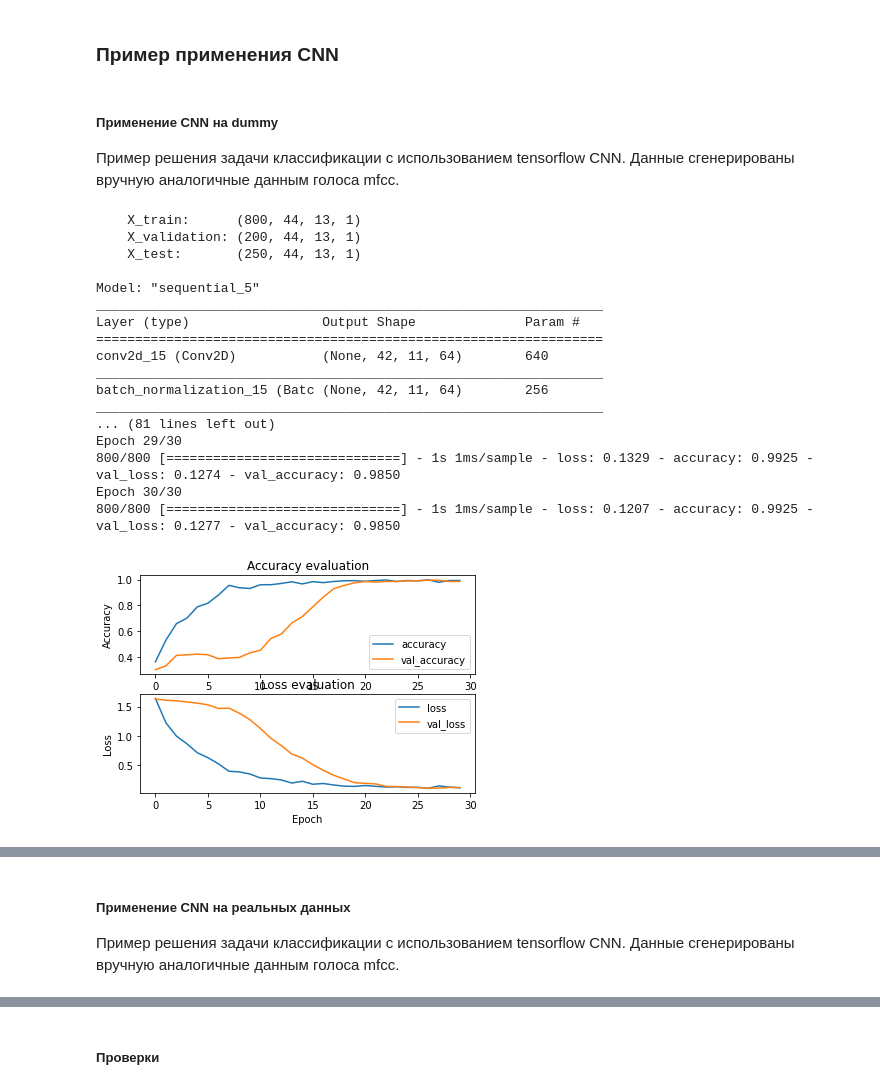
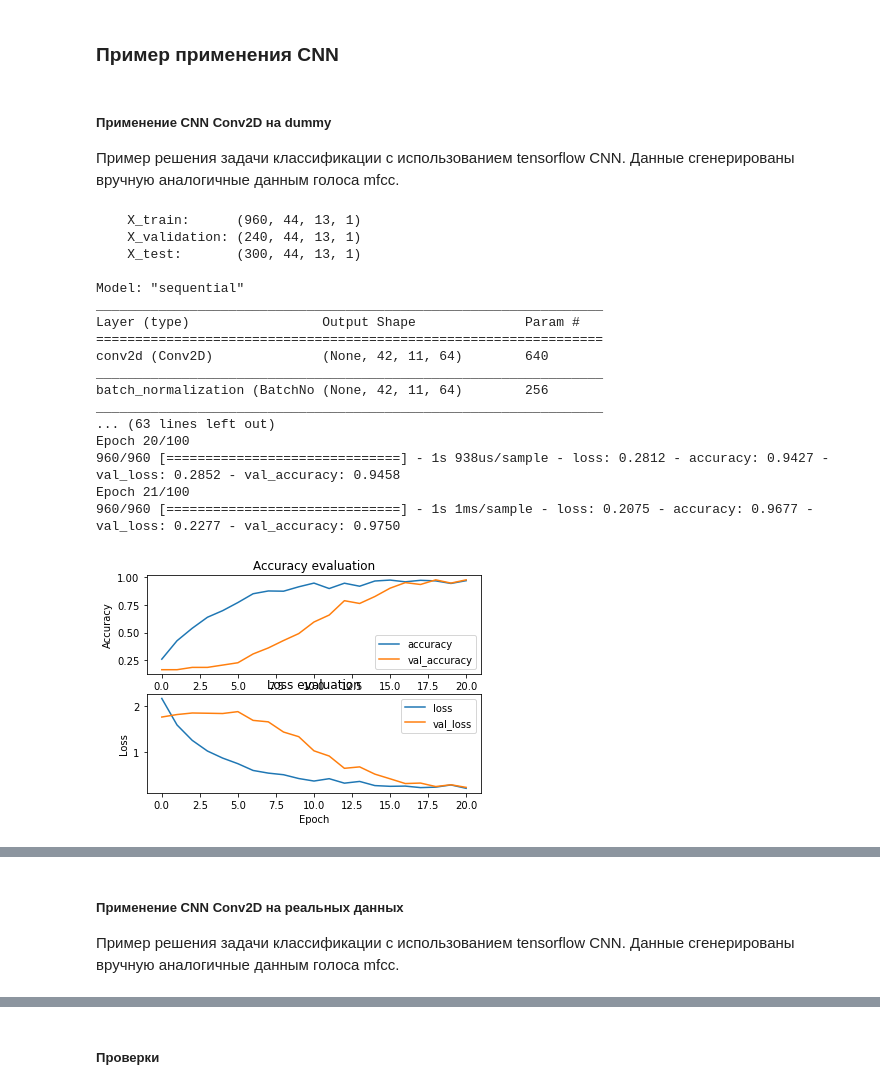
Before and after one commit to balobinp/AudioSignalProcessing, a Jupyter notebook: AudioSignalProcessing.ipynb, the cells around one changed output, grey strips where cells are left out. Cells and saved outputs as stored; diff of their text form; code cells hidden in the pictures.

```diff
--- a/AudioSignalProcessing.ipynb
+++ b/AudioSignalProcessing.ipynb
@@ -378,55 +188,75 @@ def plot_history(history):
+# %%
+# Загрузка данных и подготовка переменных
+
+X_real, y_real, mapping = asp.load_data(output_voice_features_json)
+
+#######################################################################################
+# Define variables here
+#######################################################################################
+
+samples_in_class = 250 # определяется для генерации данных вручную
+classes = len(mapping)
+
+EPOCHS = 100
+BATCH_SIZE = 32
+PATIENCE = 5
+LEARNING_RATE = 0.0001
+
+#######################################################################################
+
+#######################################################################################
 # %% [markdown]
-##### Применение CNN на dummy
+##### Применение CNN Conv2D на dummy
 Пример решения задачи классификации с использованием tensorflow CNN. Данные сгенерированы вручную аналогичные данным голоса mfcc.
 # %%
-# Генерация данных, обучение модели, тестирование и сохранение осученной модели в файл
+# Генерация данных вручную, обучение модели, тестирование и сохранение осученной модели в файл
 
 def main():
 
     # generate dataset
-    X, y = gen_feat(classes=5, samples_in_class=samples_in_class, dim=3)
+    X, y = asp.gen_feat(classes=classes, samples_in_class=samples_in_class, dim=3)
 
     # generate train, validation and test sets
-    X_train, y_train, X_validation, y_validation, X_test, y_test = prepare_dataset(X, y)
+    X_train, y_train, X_validation, y_validation, X_test, y_test = asp.prepare_dataset(X, y)
 
     print(f"""
     X_train: {str(X_train.shape):>21}
     X_validation: {str(X_validation.shape):>15}
     X_test: {str(X_test.shape):>22}\n""")
 
     # create network
     input_shape = (X_train.shape[1], X_train.shape[2], 1) # (segments, coeffisients=13, 1)
-    model = build_model(input_shape, learning_rate=LEARNING_RATE)
+    model = asp.build_model_conv2d(input_shape, classes, learning_rate=LEARNING_RATE)
 
     # train network
-    history = train(model, EPOCHS, BATCH_SIZE, PATIENCE, X_train, y_train, X_validation, y_validation)
+    history = asp.train(model, EPOCHS, BATCH_SIZE, PATIENCE, X_train, y_train, X_validation, y_validation)
 
-    # plot accuracy/loss for training/validation set as a function of the epochs
-    plot_history(history)
+    # plot accuracy / loss for training/validation set as a function of the epochs
+    asp.plot_history(history)
 
     # evaluate network on test set
     test_loss, test_acc = model.evaluate(X_test, y_test)
 
     # save model
     model.save(output_trained_model)
 
 main()
 # %% [output]
-    X_train:      (800, 44, 13, 1)
-    X_validation: (200, 44, 13, 1)
-    X_test:       (250, 44, 13, 1)
+    X_train:      (960, 44, 13, 1)
+    X_validation: (240, 44, 13, 1)
+    X_test:       (300, 44, 13, 1)
 
-Model: "sequential_5"
+Model: "sequential"
 _________________________________________________________________
 Layer (type)                 Output Shape              Param #
 =================================================================
-conv2d_15 (Conv2D)           (None, 42, 11, 64)        640
+conv2d (Conv2D)              (None, 42, 11, 64)        640
 _________________________________________________________________
-batch_normalization_15 (Batc (None, 42, 11, 64)        256
+batch_normalization (BatchNo (None, 42, 11, 64)        256
 _________________________________________________________________
-... (81 lines left out)
-Epoch 29/30
-800/800 [==============================] - 1s 1ms/sample - loss: 0.1329 - accuracy: 0.9925 - val_loss: 0.1274 - val_accuracy: 0.9850
-Epoch 30/30
-800/800 [==============================] - 1s 1ms/sample - loss: 0.1207 - accuracy: 0.9925 - val_loss: 0.1277 - val_accuracy: 0.9850
+... (63 lines left out)
+Epoch 20/100
+960/960 [==============================] - 1s 938us/sample - loss: 0.2812 - accuracy: 0.9427 - val_loss: 0.2852 - val_accuracy: 0.9458
+Epoch 21/100
+960/960 [==============================] - 1s 1ms/sample - loss: 0.2075 - accuracy: 0.9677 - val_loss: 0.2277 - val_accuracy: 0.9750
-[figure, old version]
+[figure, new version]
@@ -434,4 +264,4 @@ Epoch 30/30
 # %% [markdown]
-##### Применение CNN на реальных данных
+##### Применение CNN Conv2D на реальных данных
 Пример решения задачи классификации с использованием tensorflow CNN. Данные сгенерированы вручную аналогичные данным голоса mfcc.
 # %%
```
Also changed, not shown: parts of 13 cells of this notebook, 2 other files.
